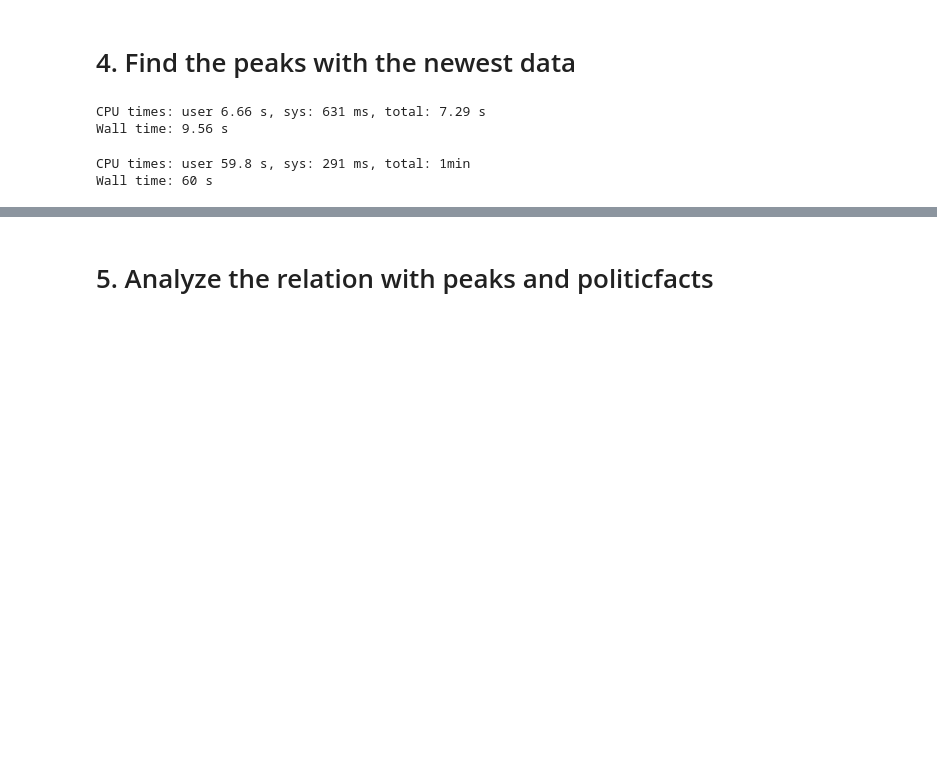
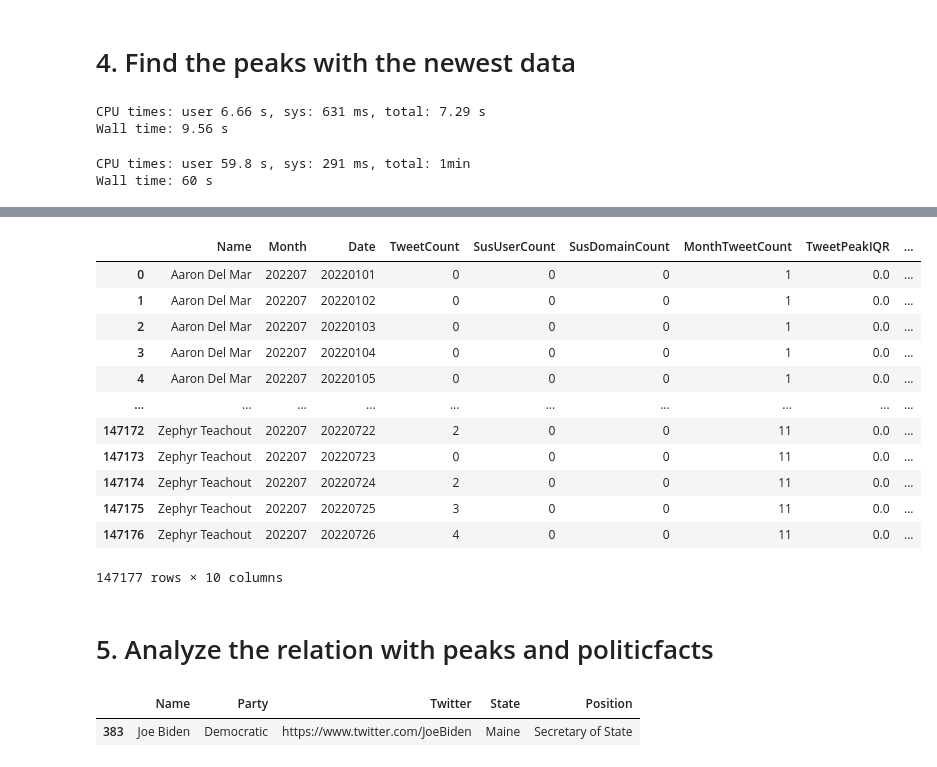
Before and after one commit to PANDApcd/PoliticalFactCheck, a Jupyter notebook: CandTweets.ipynb, the cells around one changed output, grey strips where cells are left out. Drawn from its saved outputs; the diff is of its cells as text; code cells hidden in the pictures; blank space fills up the shorter version.

```diff
--- a/CandTweets.ipynb
+++ b/CandTweets.ipynb
@@ -100,4 +90,20 @@ df_count[df_count["Date"]==20220726]
 # %%
 df_count.set_index(["Name"]).to_csv("Data/Candidates/CandTweetsCount.csv", sep="\t",index_label="Name")
+# %%
+df_count
+# %% [output]
+|  | Name | Month | Date | TweetCount | SusUserCount | SusDomainCount | MonthTweetCount | TweetPeakIQR | ... |
+| 0 | Aaron Del Mar | 202207 | 20220101 | 0 | 0 | 0 | 1 | 0.0 | ... |
+| 1 | Aaron Del Mar | 202207 | 20220102 | 0 | 0 | 0 | 1 | 0.0 | ... |
+| 2 | Aaron Del Mar | 202207 | 20220103 | 0 | 0 | 0 | 1 | 0.0 | ... |
+| 3 | Aaron Del Mar | 202207 | 20220104 | 0 | 0 | 0 | 1 | 0.0 | ... |
+| 4 | Aaron Del Mar | 202207 | 20220105 | 0 | 0 | 0 | 1 | 0.0 | ... |
+| ... | ... | ... | ... | ... | ... | ... | ... | ... | ... |
+| 147172 | Zephyr Teachout | 202207 | 20220722 | 2 | 0 | 0 | 11 | 0.0 | ... |
+| 147173 | Zephyr Teachout | 202207 | 20220723 | 0 | 0 | 0 | 11 | 0.0 | ... |
+| 147174 | Zephyr Teachout | 202207 | 20220724 | 2 | 0 | 0 | 11 | 0.0 | ... |
+| 147175 | Zephyr Teachout | 202207 | 20220725 | 3 | 0 | 0 | 11 | 0.0 | ... |
+| 147176 | Zephyr Teachout | 202207 | 20220726 | 4 | 0 | 0 | 11 | 0.0 | ... |
+147177 rows × 10 columns
 # %% [markdown]
 # 5. Analyze the relation with peaks and politicfacts
@@ -104,3 +119,8 @@ df_count.set_index(["Name"]).to_csv("Data/Candidates/CandTweetsCount.csv", sep="
 # %%
 df_count = pd.read_csv("Data/Candidates/CandTweetsCount.csv", sep="\t")
 df_pf = pd.read_csv("Data/PoliticFact.csv", sep="\t")
+# %%
+df_cand[df_cand["Name"]=="Joe Biden"]
+# %% [output]
+|  | Name | Party | Twitter | State | Position |
+| 383 | Joe Biden | Democratic | https://www.twitter.com/JoeBiden | Maine | Secretary of State |
```
Also changed, not shown: parts of 19 cells of this notebook, 9 other files.
